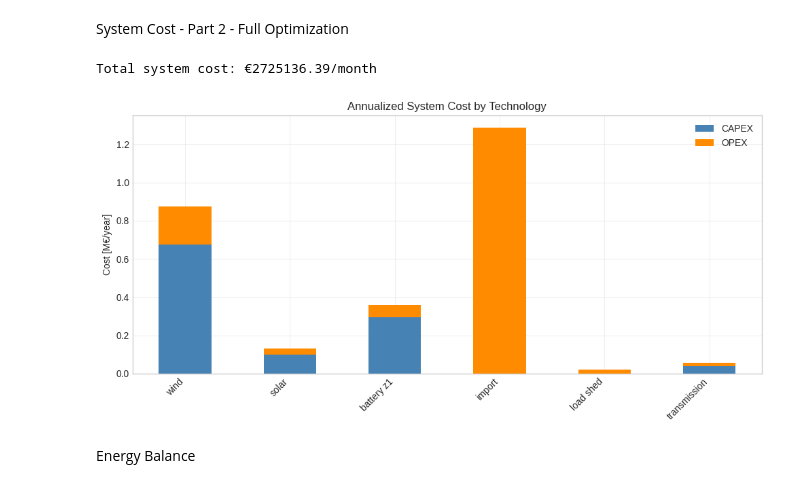
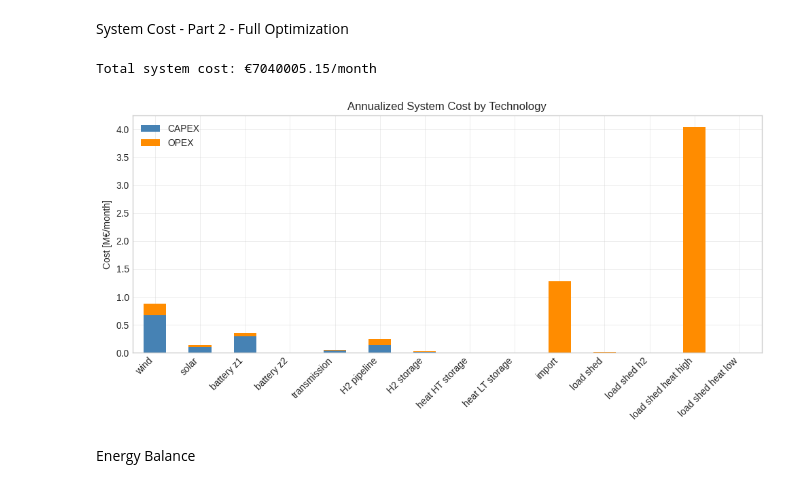
Before and after one commit to karivero/esi_final_repo, a Jupyter notebook: final_esi/ESI_Assignment/part2_scenario2A.ipynb, the cells around one changed output. Drawn from its saved outputs; the diff is of its cells as text; code cells hidden in the pictures.

```diff
--- a/final_esi/ESI_Assignment/part2_scenario2A.ipynb
+++ b/final_esi/ESI_Assignment/part2_scenario2A.ipynb
@@ -387,6 +387,9 @@ H2_available = H2_available.copy()
 H2_available.index = pd.to_datetime(times)
 H2_available.index = H2_available.index.tz_localize(None)
 p_max_pu_h2 = H2_available / p_nom_h2
+
+# heat storage
+p_nom_pipe=100
 
 # annualize the CAPEX
 r = 0.05
@@ -860,6 +863,7 @@ n.add(
     bus0=bus("zone3", "hydrogen"),
     bus1=bus("zone2", "hydrogen"),
     efficiency=efficiency_transmission_23,
+    p_nom_min=p_nom_pipe,
     p_nom_extendable=True,  # optimize pipeline capacity
     capital_cost=capital_cost_pipeline,  # €/MW
     carrier="hydrogen pipeline",
@@ -990,66 +995,80 @@ System Cost - Part 2 - Full Optimization
 opt_wind_mw = n.generators.p_nom_opt.get("wind_zone1", 0)
 opt_solar_mw = n.generators.p_nom_opt.get("solar_zone1", 0)
 opt_battery_z1_mw = n.storage_units.p_nom_opt.get("battery storage zone 1", 0)
-# opt_battery_z2_mw = n.storage_units.p_nom_opt.get("battery storage zone 2", 0)
+opt_battery_z2_mw = n.storage_units.p_nom_opt.get("battery storage zone 2", 0)
 
 opt_transmission_mw = n.links.p_nom_opt.get("zone1-zone2", 0)
 
 # ── Energy usage ─────────────────────────────────────
-opt_import_mwh = n.generators_t.p.get("import", pd.Series(dtype=float)).sum()
-opt_loadshed_mwh = n.generators_t.p.get("load shedding", pd.Series(dtype=float)).sum()
+opt_import_mwh    = n.generators_t.p.get("import", pd.Series(dtype=float)).sum()
+opt_loadshed_mwh  = n.generators_t.p.get("load shedding", pd.Series(dtype=float)).sum()
+opt_loadshed_h2 = n.generators_t.p.get("loadshed_hydrogen", pd.Series(dtype=float)).sum()
+opt_loadshed_heat_h = n.generators_t.p.get("loadshed_heat_high", pd.Series(dtype=float)).sum()
+opt_loadshed_heat_l = n.generators_t.p.get("loadshed_heat_low", pd.Series(dtype=float)).sum()
+
+transmission_cap = n.links.p_nom_opt.get("zone1-zone2", n.links.p_nom.get("zone1-zone2", 0))
+pipeline_cap     = n.links.p_nom_opt.get("zone3-zone2", n.links.p_nom.get("zone3-zone2", 0))
+h2_store_cap    = n.stores.e_nom_opt.get("h2_storage_zone3", 0)
+ht_store_cap    = n.stores.e_nom_opt.get("heat_high_storage", 0)
+lt_store_cap    = n.stores.e_nom_opt.get("heat_low_storage",  0)
+monthly_annualizer = len(times) / 8760
 
 # ── Cost reconstruction ─────────────────────────────
 cost_data = {
-    "wind": {
-        "CAPEX": annualized_capex_wind * opt_wind_mw * monthly_annualizer,
-        "OPEX":  annualized_opex_wind  * opt_wind_mw * monthly_annualizer,
-    },
-    "solar": {
-        "CAPEX": annualized_capex_solar * opt_solar_mw * monthly_annualizer,
-        "OPEX":  annualized_opex_solar  * opt_solar_mw * monthly_annualizer,
-    },
-    "battery z1": {
-        "CAPEX": annualized_capex_battery * opt_battery_z1_mw * monthly_annualizer,
-        "OPEX":  annualized_opex_battery  * opt_battery_z1_mw * monthly_annualizer,
-    },
-    "import": {
-        "CAPEX": 0,
-        "OPEX":  Operational_cost_electricity_import_cost * opt_import_mwh,
-    },
-    "load shed": {
-        "CAPEX": 0,
-        "OPEX":  Operational_cost_lost_load_penalty * opt_loadshed_mwh,
-    },
-    "transmission": {
-        "CAPEX": annualized_capex_transmission * opt_transmission_mw* monthly_annualizer,
-        "OPEX":  annualized_opex_transmission  * opt_transmission_mw* monthly_annualizer,
-    },
-}
+        "wind":            {"CAPEX": annualized_capex_wind * opt_wind_mw * monthly_annualizer,
+                            "OPEX":  annualized_opex_wind  * opt_wind_mw * monthly_annualizer},
+        "solar":           {"CAPEX": annualized_capex_solar * opt_solar_mw * monthly_annualizer,
+                            "OPEX":  annualized_opex_solar  * opt_solar_mw * monthly_annualizer},
+        "battery z1":      {"CAPEX": annualized_capex_battery * opt_battery_z1_mw * monthly_annualizer,
+                            "OPEX":  annualized_opex_battery  * opt_battery_z1_mw * monthly_annualizer},
+        "battery z2":      {"CAPEX": annualized_capex_battery * opt_battery_z2_mw * monthly_annualizer,
+                            "OPEX":  annualized_opex_battery  * opt_battery_z2_mw * monthly_annualizer},
+        "transmission":    {"CAPEX": annualized_capex_transmission * transmission_cap * monthly_annualizer,
+                            "OPEX":  annualized_opex_transmission  * transmission_cap * monthly_annualizer},
+        "H2 pipeline":     {"CAPEX": annualized_capex_pipeline * pipeline_cap * monthly_annualizer,
+                            "OPEX":  annualized_opex_pipeline  * pipeline_cap * monthly_annualizer},
+        "H2 storage":      {"CAPEX": annualized_capex_hydrogen_storage * h2_store_cap * monthly_annualizer,
+                            "OPEX":  annualized_opex_hydrogen_storage  * h2_store_cap * monthly_annualizer},
+        "heat HT storage": {"CAPEX": annualized_capex_heat_high_storage * ht_store_cap * monthly_annualizer,
+                            "OPEX":  annualized_opex_heat_high_storage  * ht_store_cap * monthly_annualizer},
+        "heat LT storage": {"CAPEX": annualized_capex_heat_low_storage * lt_store_cap * monthly_annualizer,
+                            "OPEX":  annualized_opex_heat_low_storage  * lt_store_cap * monthly_annualizer},
+        "import":          {"CAPEX": 0,
+                            "OPEX":  Operational_cost_electricity_import_cost * opt_import_mwh},
+        "load shed":       {"CAPEX": 0,
+                            "OPEX":  Operational_cost_lost_load_penalty * opt_loadshed_mwh},
+        "load shed h2":  {"CAPEX": 0,
+                            "OPEX":  Operational_cost_lost_load_penalty * opt_loadshed_h2},
+        "load shed heat high":       {"CAPEX": 0,
+                            "OPEX":  Operational_cost_lost_load_penalty * opt_loadshed_heat_h},
+        "load shed heat low":       {"CAPEX": 0,
+                            "OPEX":  Operational_cost_lost_load_penalty * opt_loadshed_heat_l},
+    }
 
 cost_df = pd.DataFrame(cost_data).T.div(1e6)  # M€
 
 # ── Outputs ─────────────────────────────────────────
 total_monthly_cost = (cost_df['CAPEX'].sum() + cost_df['OPEX'].sum()) *1e6
 print(f"Total system cost: €{total_monthly_cost:.2f}/month")
 
 # ── Plot ────────────────────────────────────────────
 plt.style.use("seaborn-v0_8-whitegrid")
 fig, ax = plt.subplots(figsize=(10, 5))
 cost_df[["CAPEX", "OPEX"]].plot(
     kind="bar",
     stacked=True,
     ax=ax,
     color=["steelblue", "darkorange"],
 )
 
-ax.set_ylabel("Cost [M€/year]")
+ax.set_ylabel("Cost [M€/month]")
 ax.set_title("Annualized System Cost by Technology")
 plt.xticks(rotation=45, ha="right")
 plt.tight_layout()
 plt.show()
 # %% [output]
-Total system cost: €2725136.39/month
+Total system cost: €7040005.15/month
-[figure, old version]
+[figure, new version]
 # %% [markdown]
 Energy Balance
 # %%
```
Also changed, not shown: parts of 9 cells of this notebook, 5 other files.
